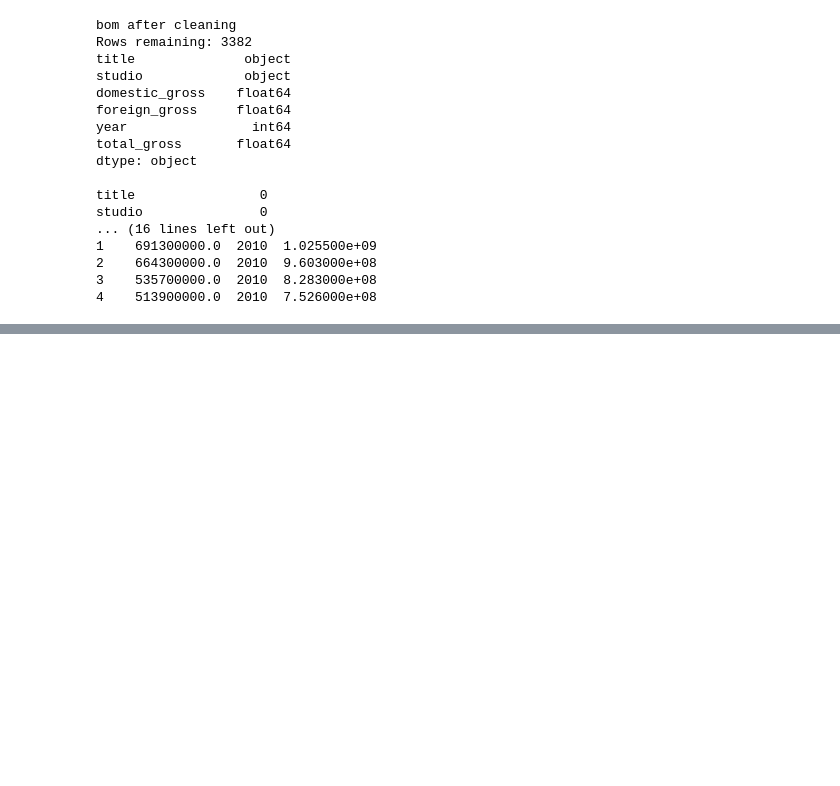
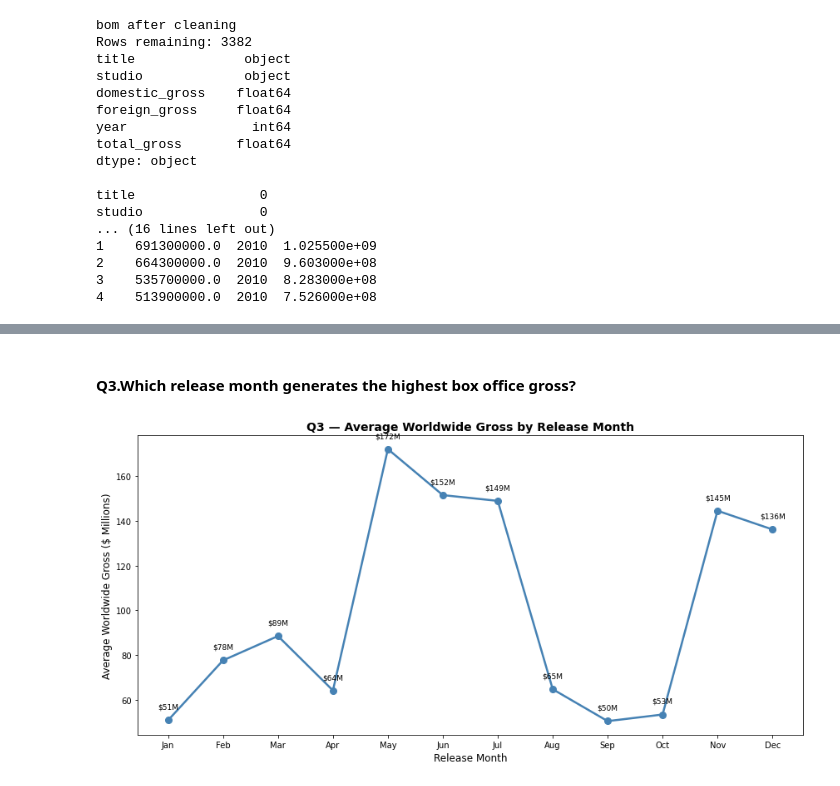
Before and after one commit to gachuratheuri/Phase-2-Group-2-Project, a Jupyter notebook: notebooks/exploratory.ipynb, the cells around one changed output, grey strips where cells are left out. Saved outputs shown, nothing was run; the diff lists cells and outputs as text; code cells hidden in the pictures; blank space fills up the shorter version.

```diff
--- a/notebooks/exploratory.ipynb
+++ b/notebooks/exploratory.ipynb
@@ -320,0 +431,30 @@ studio               0
+# %% [markdown]
+#### Q3.Which release month generates the highest box office gross?
+# %%
+# Calculating average worldwide gross for each month
+monthly_gross = tn.groupby('month')['worldwide_gross'].mean().reset_index()
+
+# Mapping month numbers to month names
+month_names = {1:'Jan', 2:'Feb', 3:'Mar', 4:'Apr', 5:'May', 6:'Jun',
+               7:'Jul', 8:'Aug', 9:'Sep', 10:'Oct', 11:'Nov', 12:'Dec'}
+
+monthly_gross['month_name'] = monthly_gross['month'].map(month_names)
+
+#line plot showing how average gross changes across the year
+plt.figure(figsize=(12, 6))
+
+plt.plot(monthly_gross['month_name'],monthly_gross['worldwide_gross'] / 1e6, marker='o',linewidth=2.5,color='steelblue',markersize=8)
+
+# Adding labels for values
+for i, row in monthly_gross.iterrows():
+    plt.text(i,row['worldwide_gross'] / 1e6 + 5,f"${row['worldwide_gross']/1e6:.0f}M", ha='center',fontsize=9
+    )
+
+plt.title('Q3 — Average Worldwide Gross by Release Month', fontsize=14, fontweight='bold')
+plt.xlabel('Release Month', fontsize=12)
+plt.ylabel('Average Worldwide Gross ($ Millions)', fontsize=12)
+
+plt.tight_layout()
+plt.show()
+# %% [output]
+[figure, added]
```
Also changed, not shown: parts of 17 cells of this notebook.
